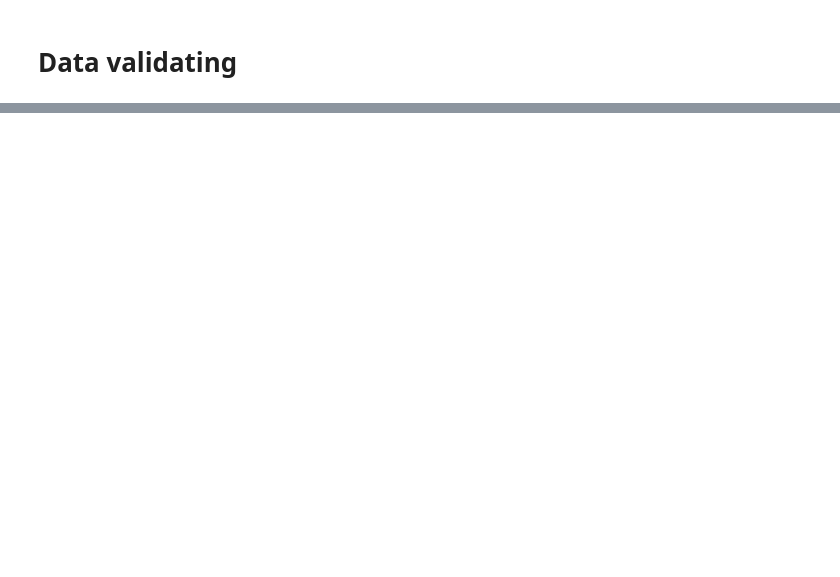
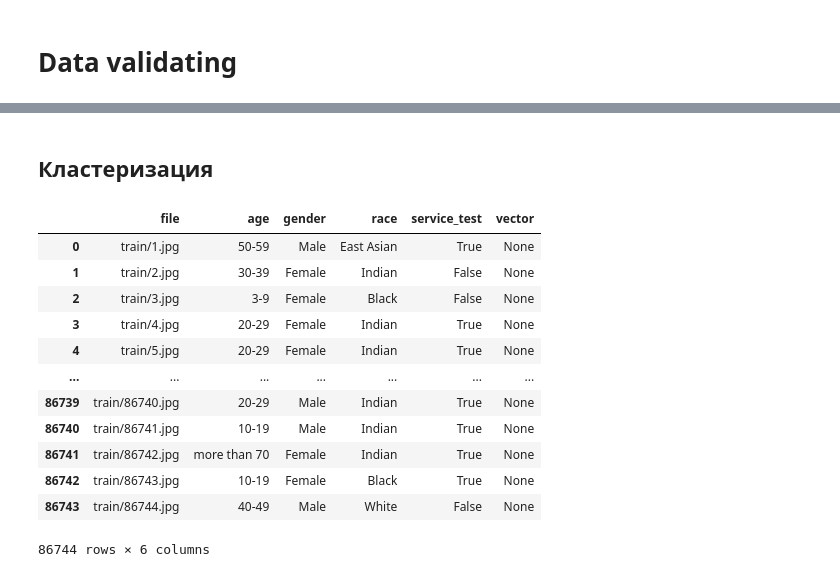
Before and after one commit to freQuensy23-coder/face_detection, a Jupyter notebook: main_new.ipynb, the cells around one changed output, grey strips where cells are left out. Saved outputs shown, nothing was run; the diff lists cells and outputs as text; code cells hidden in the pictures; blank space fills up the shorter version.

```diff
--- a/main_new.ipynb
+++ b/main_new.ipynb
@@ -344,0 +667,20 @@ KeyError: 1
+# %% [markdown]
+## Кластеризация
+# %%
+data = pd.read_csv("fairface_label_train.csv")
+data["vector"] = None
+data
+# %% [output]
+|  | file | age | gender | race | service_test | vector |
+| 0 | train/1.jpg | 50-59 | Male | East Asian | True | None |
+| 1 | train/2.jpg | 30-39 | Female | Indian | False | None |
+| 2 | train/3.jpg | 3-9 | Female | Black | False | None |
+| 3 | train/4.jpg | 20-29 | Female | Indian | True | None |
+| 4 | train/5.jpg | 20-29 | Female | Indian | True | None |
+| ... | ... | ... | ... | ... | ... | ... |
+| 86739 | train/86740.jpg | 20-29 | Male | Indian | True | None |
+| 86740 | train/86741.jpg | 10-19 | Male | Indian | True | None |
+| 86741 | train/86742.jpg | more than 70 | Female | Indian | True | None |
+| 86742 | train/86743.jpg | 10-19 | Female | Black | True | None |
+| 86743 | train/86744.jpg | 40-49 | Male | White | False | None |
+86744 rows × 6 columns
```
Also changed, not shown: parts of 60 cells of this notebook.
